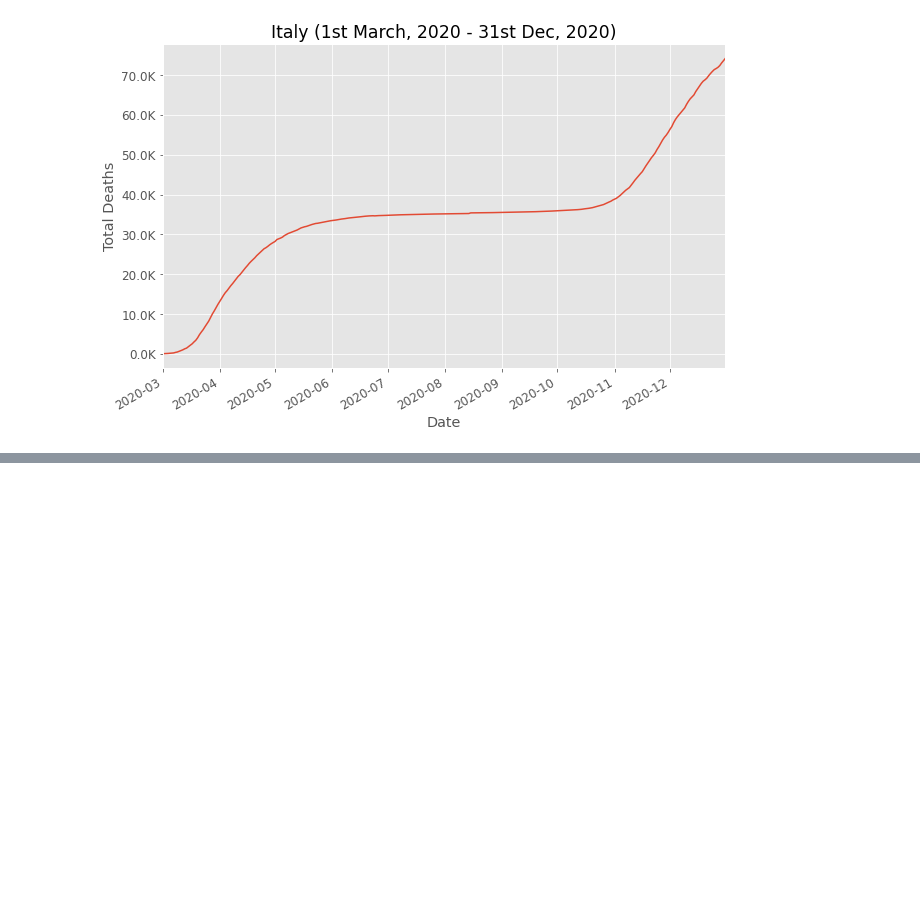
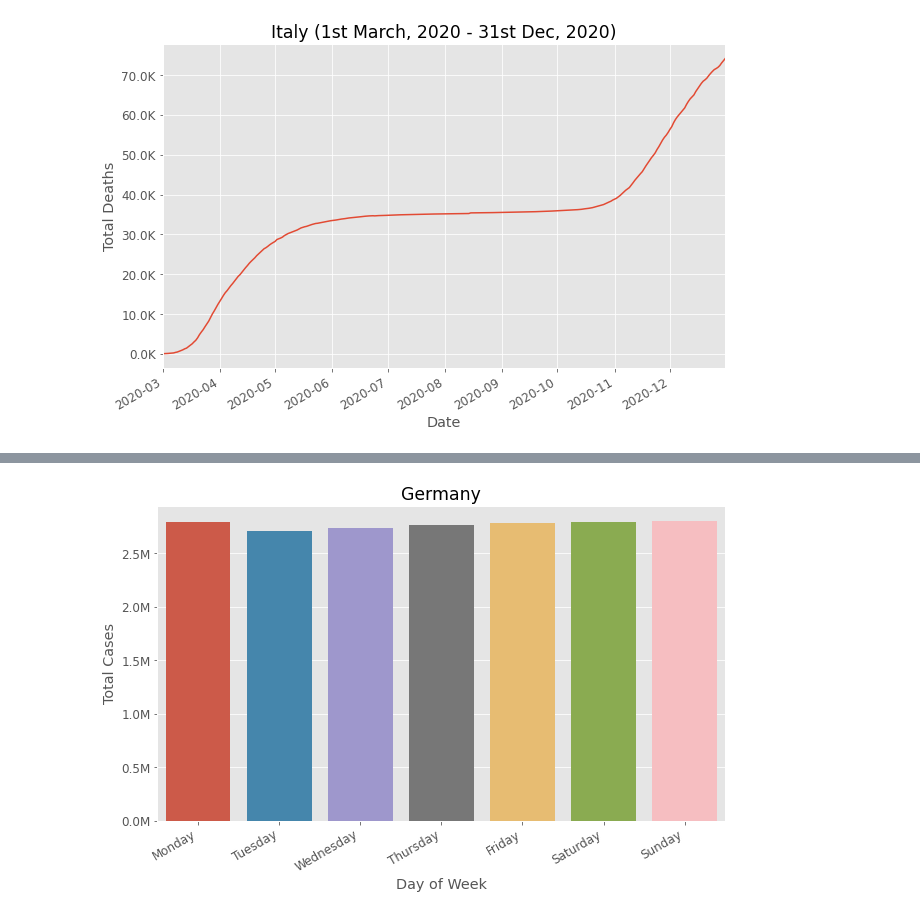
Before and after one commit to eldrigeampong/Data-Science, a Jupyter notebook: TimeSeries/project1.ipynb, the cells around one changed output, grey strips where cells are left out. Saved outputs shown, nothing was run; the diff lists cells and outputs as text; code cells hidden in the pictures; blank space fills up the shorter version.

```diff
--- a/TimeSeries/project1.ipynb
+++ b/TimeSeries/project1.ipynb
@@ -615,3 +619,6 @@ plot_line_rng(
 # %% [output]
 <function __main__.plot_line_rng(data, x, y, title=None, xlabel=None, ylabel=None, formatter=None)>
 [figure]
+# %%
+filt_data_day = df_gpd_loc[['location', 'total_cases', 'new_cases', 'total_deaths', 'new_deaths', 'day_name']]
+filt_data_day.head()
@@ -617,0 +640,27 @@ plot_line_rng(
+# %%
+def plot_bar(data, x, y, hue=None, ci=None, title=None, xlabel=None, ylabel=None, formatter=None):
+    # create figure and axis
+    fig, ax = plt.subplots(figsize=(9, 6))
+    fig.autofmt_xdate()
+
+    # plot bar
+    sns.barplot(
+        data=data,
+        x=x, y=y, hue=hue,
+        ci=ci, ax=ax,
+    )
+
+    # label plot axis
+    ax.set(title=title, xlabel=xlabel, ylabel=ylabel)
+
+    # set y-axis formatter
+    ax.yaxis.set_major_formatter(formatter=formatter)
+# %%
+plot_bar(
+    data=filt_data_day.get_group('Germany'),
+    x='day_name', y='total_cases',
+    xlabel='Day of Week', ylabel='Total Cases', title='Germany',
+    formatter=format_mill
+)
+# %% [output]
+[figure, added]
```
Also changed, not shown: parts of 13 cells of this notebook, 1 other file.
